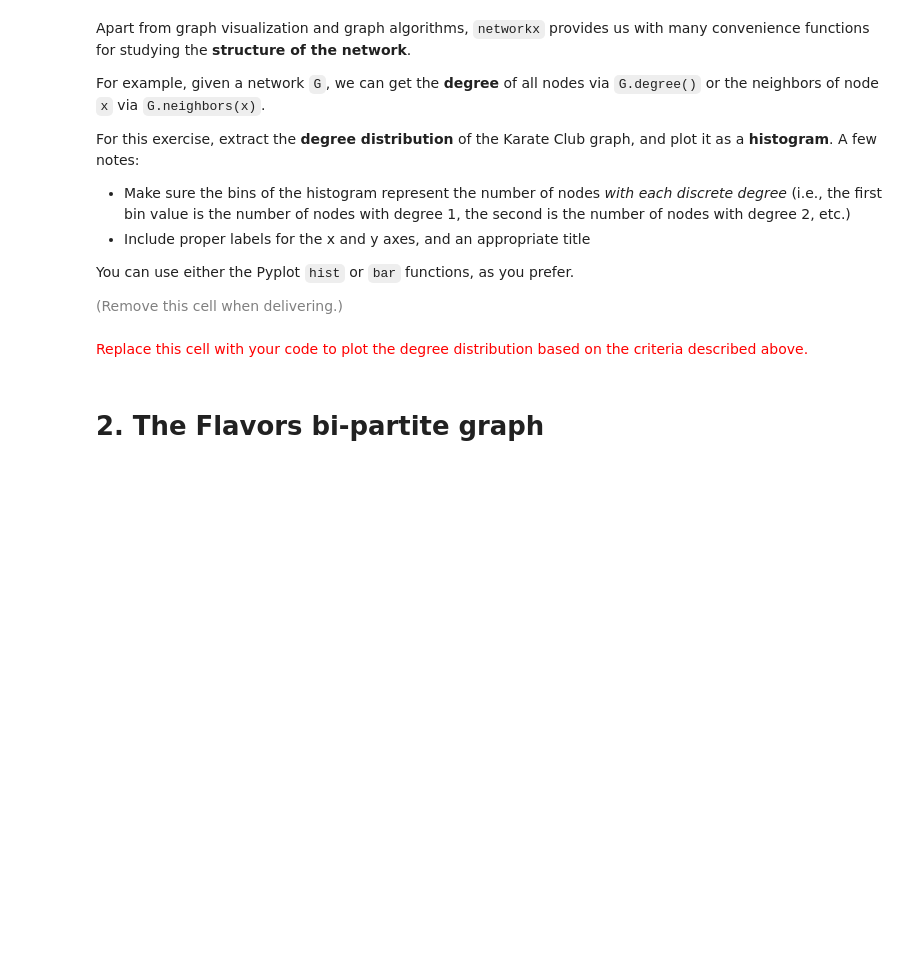
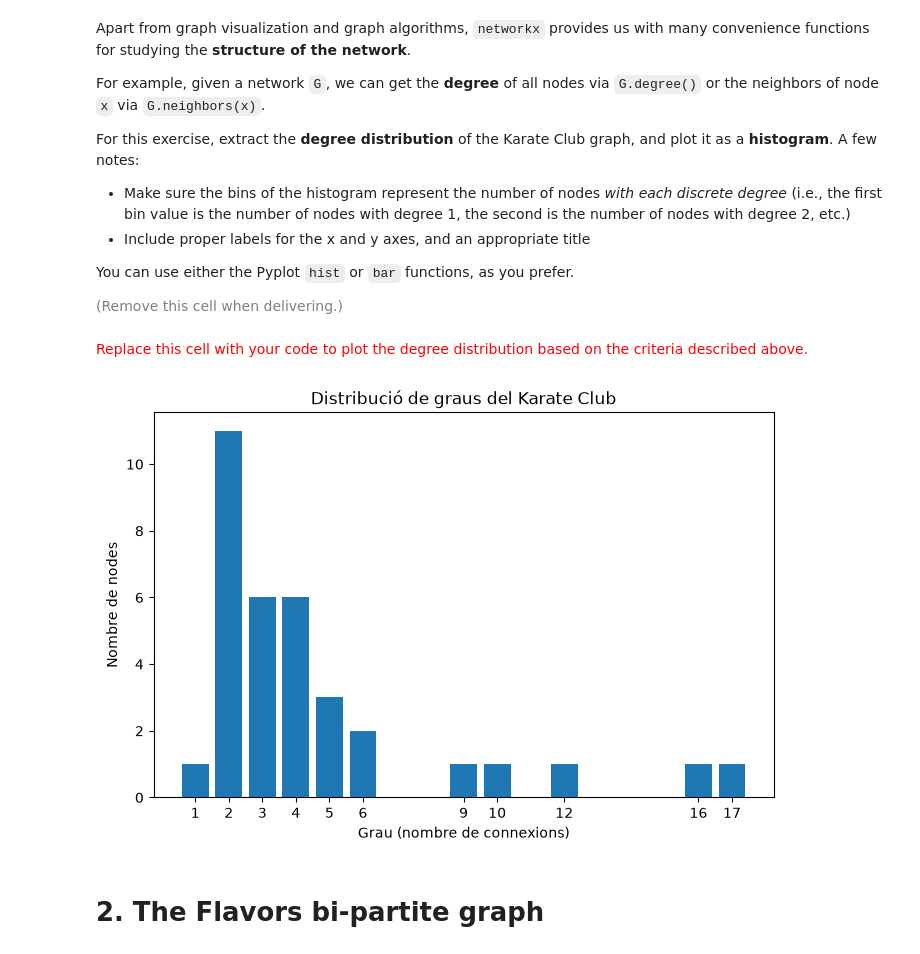
Before and after one commit to chatox/networks-science-course, a Jupyter notebook: practicum/ps01-networkx-pandas-2026.ipynb, the cells around one changed output. Cells and saved outputs as stored; diff of their text form; code cells hidden in the pictures; blank space fills up the shorter version.

```diff
--- a/practicum/ps01-networkx-pandas-2026.ipynb
+++ b/practicum/ps01-networkx-pandas-2026.ipynb
@@ -296,6 +318,38 @@ You can use either the Pyplot `hist` or `bar` functions, as you prefer.
 <font size="-1" color="gray">(Remove this cell when delivering.)</font>
 # %% [markdown]
 <font size="+1" color="red">Replace this cell with your code to plot the degree distribution based on the criteria described above.</font>
+# %%
+# 1. Creem un diccionari buit per anar comptant
+# La clau serà el grau, el valor serà quants nodes tenen aquest grau
+comptador = {}
+
+# 2. Recorrem tots els nodes del graf
+for node in karate_club.nodes():
+    grau = karate_club.degree(node)   # el grau d'aquest node
+
+    if grau in comptador:
+        comptador[grau] = comptador[grau] + 1   # ja existia: sumem 1
+    else:
+        comptador[grau] = 1                     # primera vegada: comencem a 1
+
+# 3. Preparem les dades pel gràfic
+graus = []
+nombre_nodes = []
+
+for grau in sorted(comptador):
+    graus.append(grau)
+    nombre_nodes.append(comptador[grau])
+
+# 4. Dibuixem
+plt.figure(figsize=(8, 5))
+plt.bar(graus, nombre_nodes)
+plt.xlabel("Grau (nombre de connexions)")
+plt.ylabel("Nombre de nodes")
+plt.title("Distribució de graus del Karate Club")
+plt.xticks(graus)
+plt.show()
+# %% [output]
+[figure, added]
 # %% [markdown]
 # 2. The Flavors bi-partite graph
 # %% [markdown]
```
Also changed, not shown: parts of 13 cells of this notebook, 1 other file.
